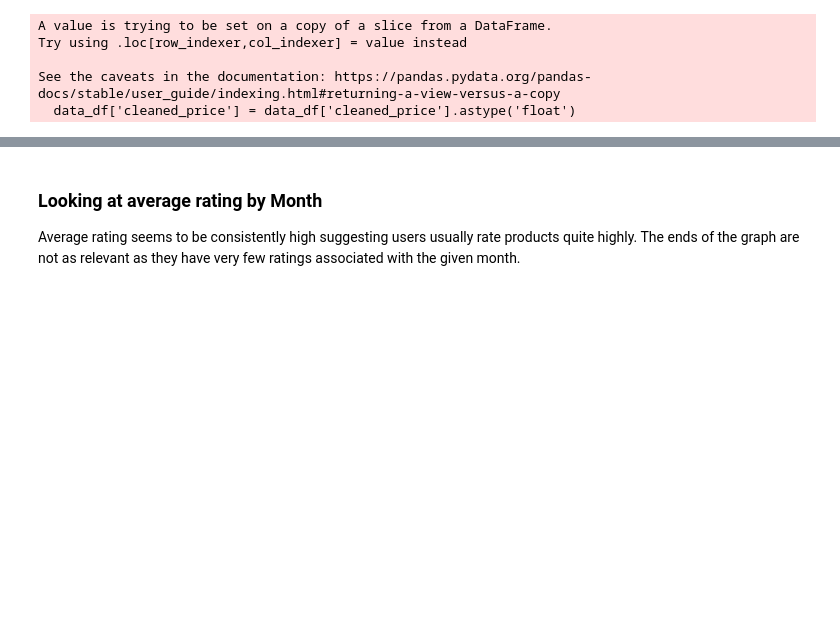
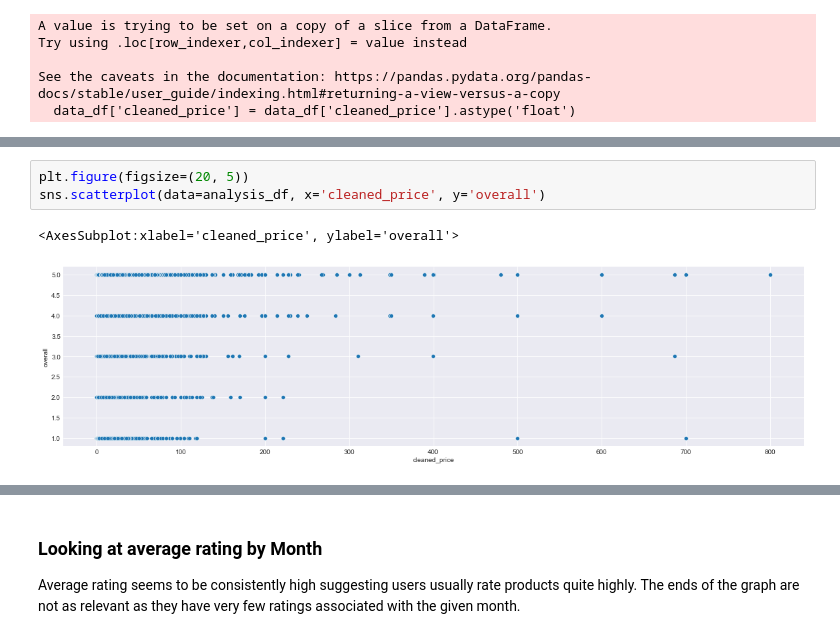
Before and after one commit to MattB17/AmazonRecommenderSystem, a Jupyter notebook: Exploration.ipynb, the cells around one changed output, grey strips where cells are left out. Cells and saved outputs as stored; diff of their text form; blank space fills up the shorter version.

Commit message:
Cleaning up Exploratory Analysis

```diff
--- a/Exploration.ipynb
+++ b/Exploration.ipynb
@@ -58,0 +89,6 @@ See the caveats in the documentation: https://pandas.pydata.org/pandas-docs/stab
+# %%
+plt.figure(figsize=(20, 5))
+sns.scatterplot(data=analysis_df, x='cleaned_price', y='overall')
+# %% [output]
+<AxesSubplot:xlabel='cleaned_price', ylabel='overall'>
+[figure, added]
```
Also changed, not shown: parts of 11 cells of this notebook, 2 other files.
